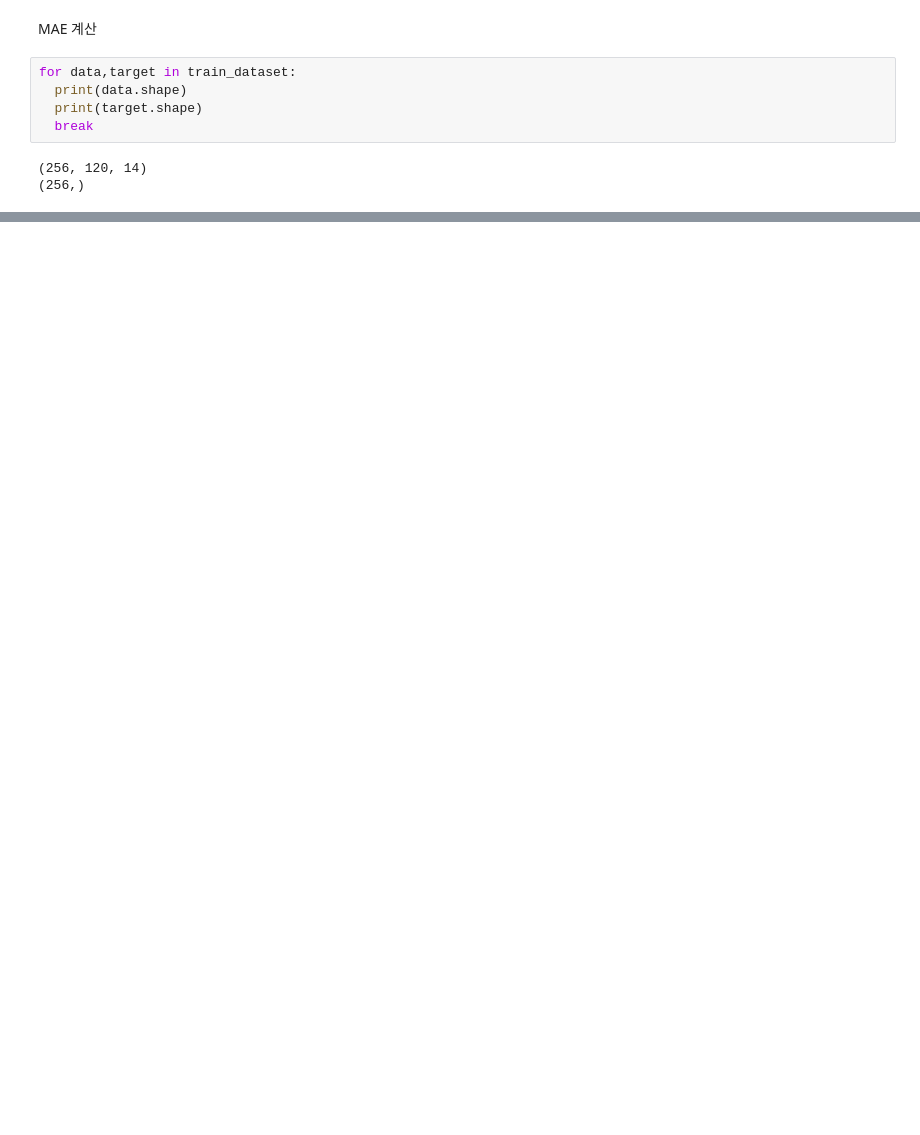
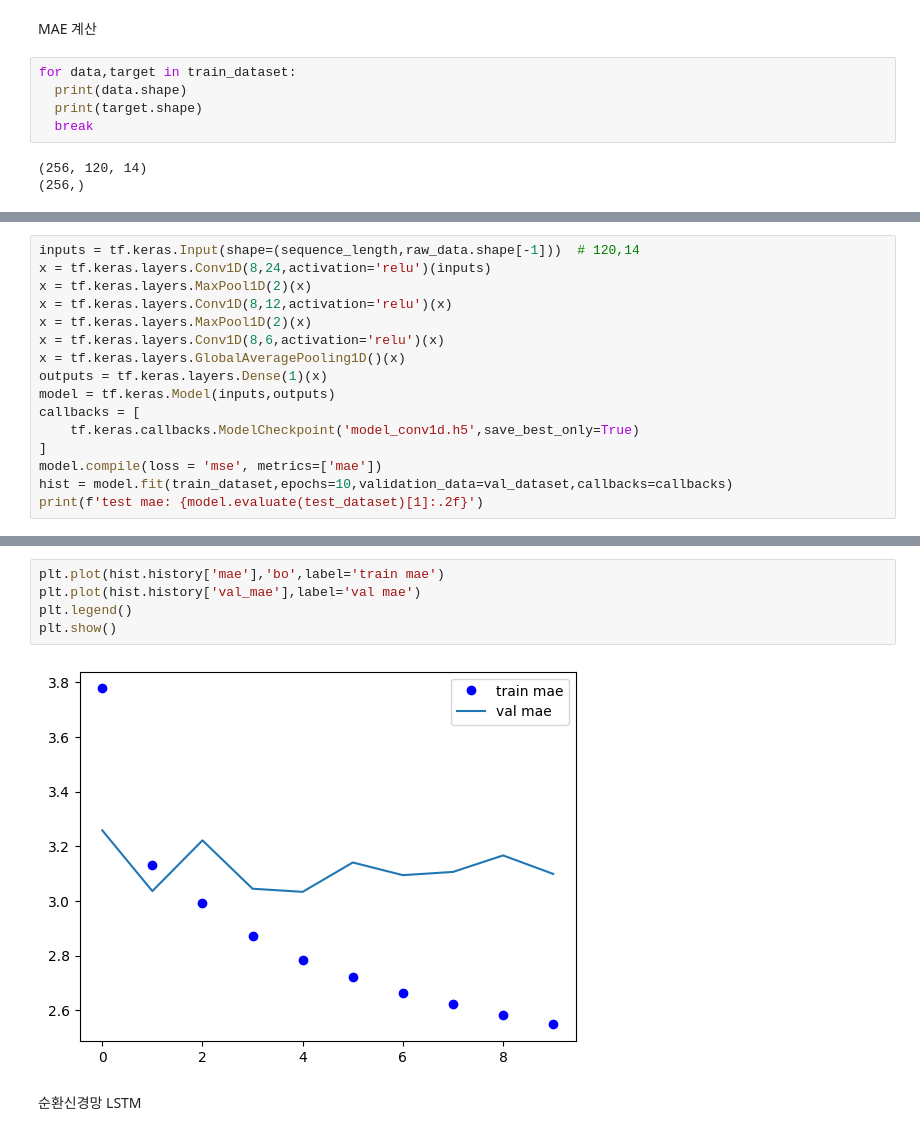
Before and after one commit to leekyuyoung20230313/pythone, a Jupyter notebook: 텐서플로구현/[딥러닝]_텐서플로_시계열.ipynb, the cells around one changed output, grey strips where cells are left out. Saved outputs shown, nothing was run; the diff lists cells and outputs as text; blank space fills up the shorter version.

```diff
--- a/텐서플로구현/[딥러닝]_텐서플로_시계열.ipynb
+++ b/텐서플로구현/[딥러닝]_텐서플로_시계열.ipynb
@@ -169,0 +196,16 @@ Epoch 7/10
+# %%
+inputs = tf.keras.Input(shape=(sequence_length,raw_data.shape[-1]))  # 120,14
+x = tf.keras.layers.Conv1D(8,24,activation='relu')(inputs)
+x = tf.keras.layers.MaxPool1D(2)(x)
+x = tf.keras.layers.Conv1D(8,12,activation='relu')(x)
+x = tf.keras.layers.MaxPool1D(2)(x)
+x = tf.keras.layers.Conv1D(8,6,activation='relu')(x)
+x = tf.keras.layers.GlobalAveragePooling1D()(x)
+outputs = tf.keras.layers.Dense(1)(x)
+model = tf.keras.Model(inputs,outputs)
+callbacks = [
+    tf.keras.callbacks.ModelCheckpoint('model_conv1d.h5',save_best_only=True)
+]
+model.compile(loss = 'mse', metrics=['mae'])
+hist = model.fit(train_dataset,epochs=10,validation_data=val_dataset,callbacks=callbacks)
+print(f'test mae: {model.evaluate(test_dataset)[1]:.2f}')
@@ -169,0 +230,9 @@ Epoch 7/10
+# %%
+plt.plot(hist.history['mae'],'bo',label='train mae')
+plt.plot(hist.history['val_mae'],label='val mae')
+plt.legend()
+plt.show()
+# %% [output]
+[figure, added]
+# %% [markdown]
+순환신경망  LSTM
```
Also changed, not shown: parts of 23 cells of this notebook.
